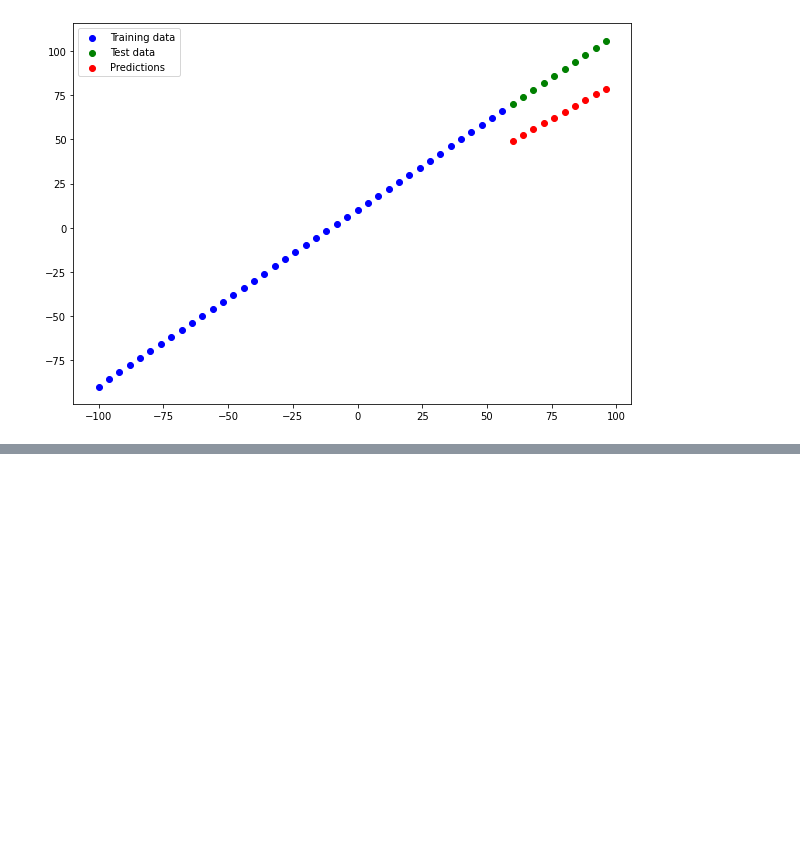
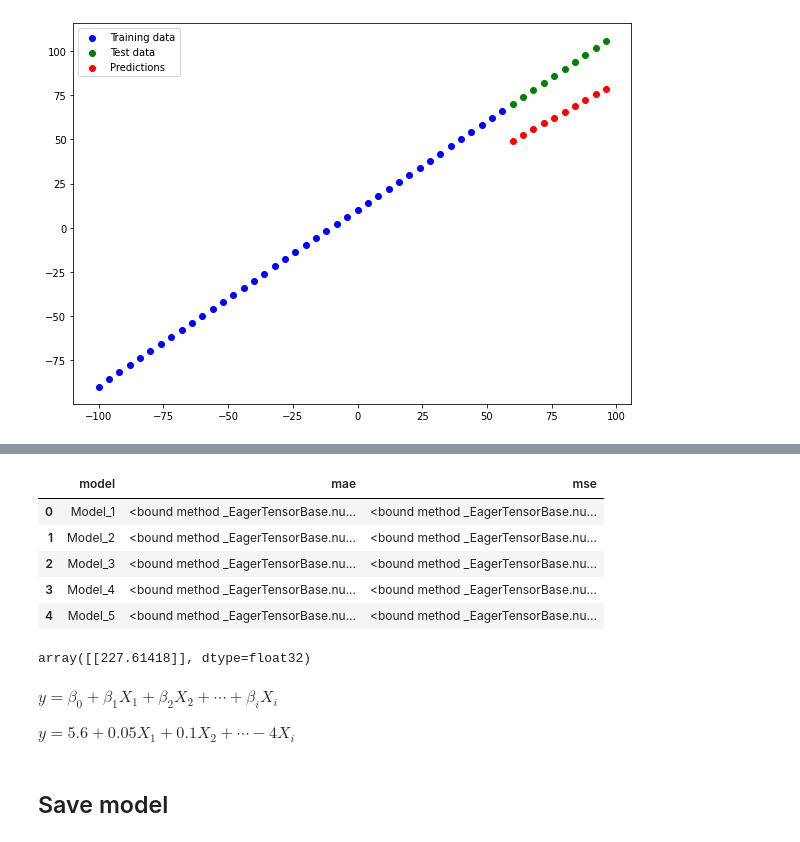
Before and after one commit to milioe/Moravec, a Jupyter notebook: 1_RegresionDamian.ipynb, the cells around one changed output, grey strips where cells are left out. Saved outputs shown, nothing was run; the diff lists cells and outputs as text; code cells hidden in the pictures; blank space fills up the shorter version.

```diff
--- a/1_RegresionDamian.ipynb
+++ b/1_RegresionDamian.ipynb
@@ -325,0 +456,29 @@ plot_prediction(X_train,
+# %%
+def mae(y_test, y_pred):
+  return tf.metrics.mean_absolute_error(y_test, y_pred)
+
+def mse(y_test, y_pred):
+  return tf.metrics.mean_squared_error(y_test, y_pred)
+# %%
+y_preds_2 = model_2.predict(X_test)
+# %%
+mae_1 = mae(y_test, y_preds.squeeze()).numpy
+mse_1 = mse(y_test, y_preds.squeeze()).numpy
+
+mae_2 = mae(y_test, y_preds_2.squeeze()).numpy
+mse_2 = mse(y_test, y_preds_2.squeeze()).numpy
+
+mae_3 = mae(y_test, y_preds_3.squeeze()).numpy
+mse_3 = mse(y_test, y_preds_3.squeeze()).numpy
+
+mae_4 = mae(y_test, y_preds_4.squeeze()).numpy
+mse_4 = mse(y_test, y_preds_4.squeeze()).numpy
+
+mae_5 = mae(y_test, y_preds_5.squeeze()).numpy
+mse_5 = mse(y_test, y_preds_5.squeeze()).numpy
+# %%
+model_results = [["Model_1", mae_1, mse_1],
+                 ["Model_2", mae_2, mse_2],
+                 ["Model_3", mae_3, mse_3],
+                 ["Model_4", mae_4, mse_4],
+                 ["Model_5", mae_5, mse_5],]
@@ -325,0 +495,22 @@ plot_prediction(X_train,
+# %%
+import pandas as pd
+
+all_results = pd.DataFrame(model_results, columns=["model", "mae", "mse"])
+all_results
+# %% [output]
+|  | model | mae | mse |
+| 0 | Model_1 | <bound method _EagerTensorBase.nu... | <bound method _EagerTensorBase.nu... |
+| 1 | Model_2 | <bound method _EagerTensorBase.nu... | <bound method _EagerTensorBase.nu... |
+| 2 | Model_3 | <bound method _EagerTensorBase.nu... | <bound method _EagerTensorBase.nu... |
+| 3 | Model_4 | <bound method _EagerTensorBase.nu... | <bound method _EagerTensorBase.nu... |
+| 4 | Model_5 | <bound method _EagerTensorBase.nu... | <bound method _EagerTensorBase.nu... |
+# %%
+model_4.predict([200])
+# %% [output]
+array([[227.61418]], dtype=float32)
+# %% [markdown]
+$y = \beta_0 + \beta_1 X_1 + \beta_2 X_2 +\cdots +\beta_i X_i$
+
+$y = 5.6 + 0.05 X_1 + 0.1 X_2 +\cdots - 4 X_i$
+# %% [markdown]
+## Save model
```
Also changed, not shown: parts of 34 cells of this notebook.
